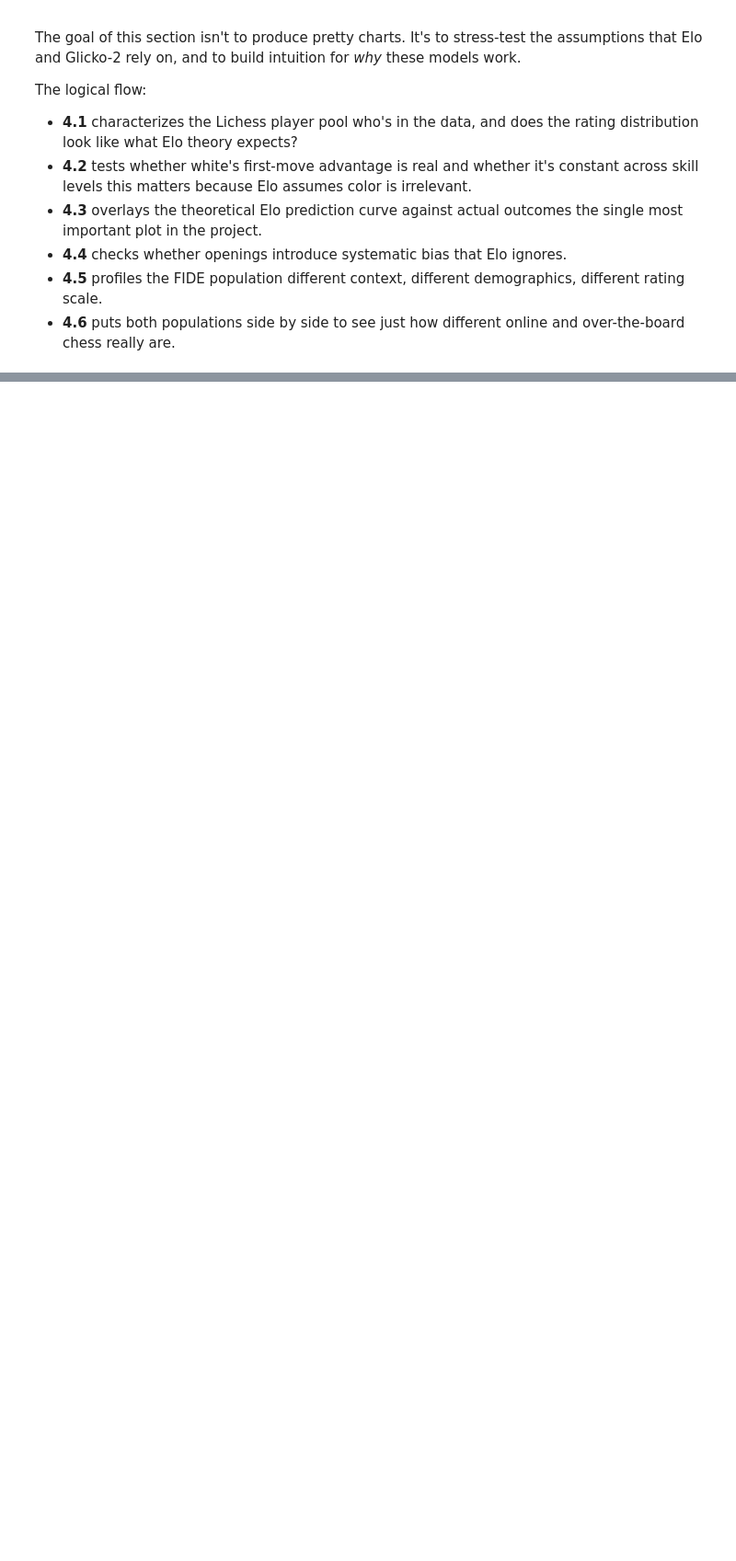
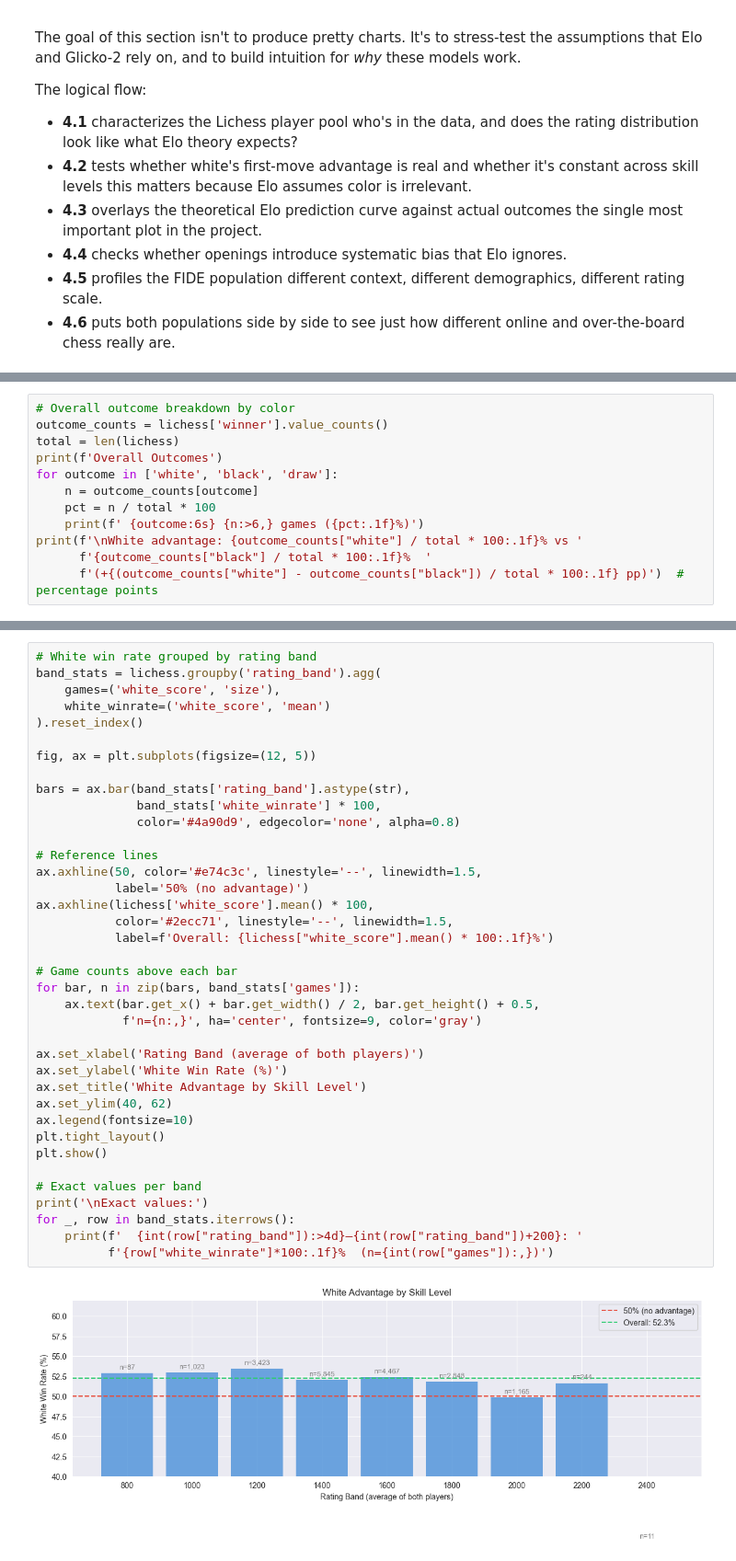
Before and after one commit to AhmedInv40/Chess-Rating-Systems, a Jupyter notebook: Chess Rating Systems.ipynb, the cells around one changed output, grey strips where cells are left out. Shown at 92% size. Cells and saved outputs as stored; diff of their text form; blank space fills up the shorter version.

```diff
--- a/Chess Rating Systems.ipynb
+++ b/Chess Rating Systems.ipynb
@@ -579,0 +671,12 @@ The logical flow:
+# %%
+# Overall outcome breakdown by color
+outcome_counts = lichess['winner'].value_counts()
+total = len(lichess)
+print(f'Overall Outcomes')
+for outcome in ['white', 'black', 'draw']:
+    n = outcome_counts[outcome]
+    pct = n / total * 100
+    print(f' {outcome:6s} {n:>6,} games ({pct:.1f}%)')
+print(f'\nWhite advantage: {outcome_counts["white"] / total * 100:.1f}% vs '
+      f'{outcome_counts["black"] / total * 100:.1f}%  '
+      f'(+{(outcome_counts["white"] - outcome_counts["black"]) / total * 100:.1f} pp)')  # percentage points
@@ -579,0 +695,40 @@ The logical flow:
+# %%
+# White win rate grouped by rating band
+band_stats = lichess.groupby('rating_band').agg(
+    games=('white_score', 'size'),
+    white_winrate=('white_score', 'mean')
+).reset_index()
+
+fig, ax = plt.subplots(figsize=(12, 5))
+
+bars = ax.bar(band_stats['rating_band'].astype(str),
+              band_stats['white_winrate'] * 100,
+              color='#4a90d9', edgecolor='none', alpha=0.8)
+
+# Reference lines
+ax.axhline(50, color='#e74c3c', linestyle='--', linewidth=1.5,
+           label='50% (no advantage)')
+ax.axhline(lichess['white_score'].mean() * 100,
+           color='#2ecc71', linestyle='--', linewidth=1.5,
+           label=f'Overall: {lichess["white_score"].mean() * 100:.1f}%')
+
+# Game counts above each bar
+for bar, n in zip(bars, band_stats['games']):
+    ax.text(bar.get_x() + bar.get_width() / 2, bar.get_height() + 0.5,
+            f'n={n:,}', ha='center', fontsize=9, color='gray')
+
+ax.set_xlabel('Rating Band (average of both players)')
+ax.set_ylabel('White Win Rate (%)')
+ax.set_title('White Advantage by Skill Level')
+ax.set_ylim(40, 62)
+ax.legend(fontsize=10)
+plt.tight_layout()
+plt.show()
+
+# Exact values per band
+print('\nExact values:')
+for _, row in band_stats.iterrows():
+    print(f'  {int(row["rating_band"]):>4d}–{int(row["rating_band"])+200}: '
+          f'{row["white_winrate"]*100:.1f}%  (n={int(row["games"]):,})')
+# %% [output]
+[figure, added]
```
Also changed, not shown: parts of 10 cells of this notebook.
